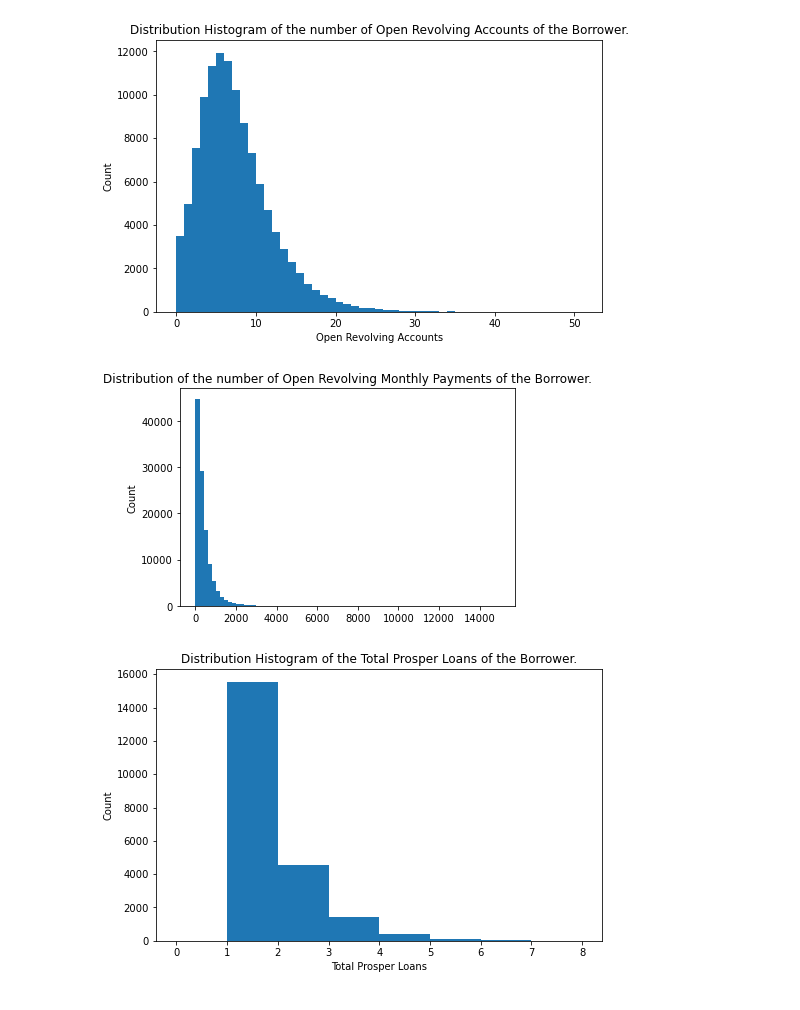
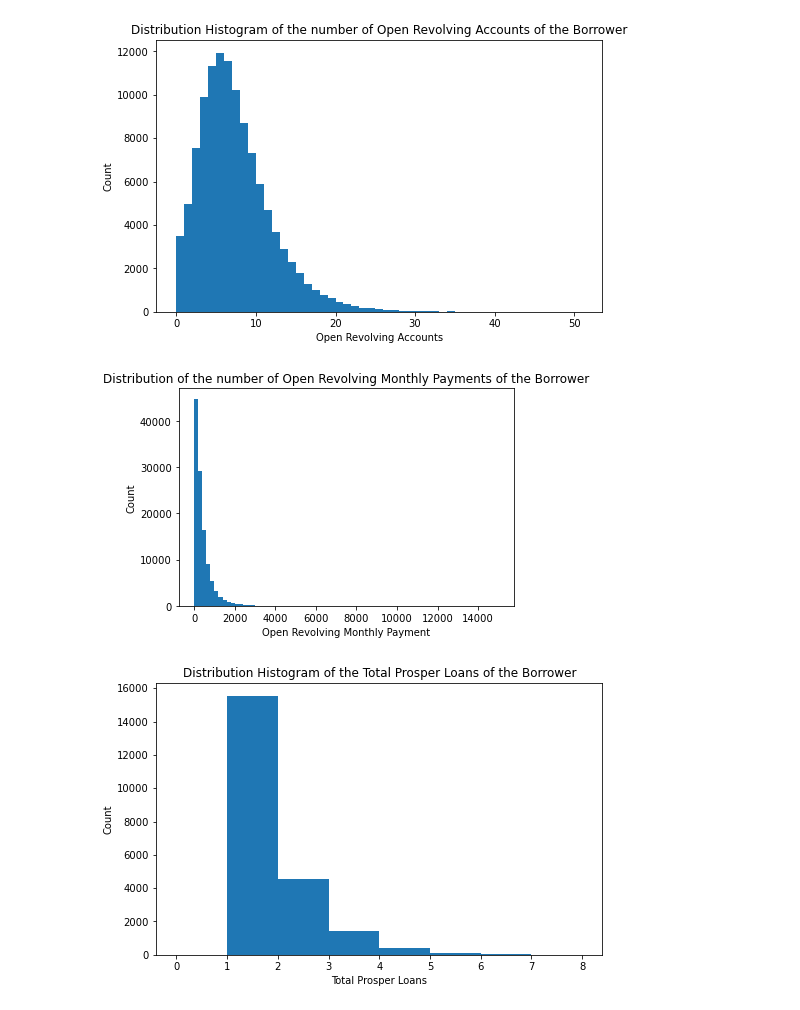
Before and after one commit to nakatsinho/Dataset-Communicate, a Jupyter notebook: Part_I_exploration_template.ipynb, the cells around one changed output. Drawn from its saved outputs; the diff is of its cells as text; code cells hidden in the pictures.

```diff
--- a/Part_I_exploration_template.ipynb
+++ b/Part_I_exploration_template.ipynb
@@ -363,12 +358,12 @@ plt.xlabel('Open Revolving Accounts');
 # %%
 binsize = 200
 bins = np.arange(0, acquired_values['OpenRevolvingMonthlyPayment'].max()+binsize, binsize)
 
 plt.hist(data = acquired_values, x = "OpenRevolvingMonthlyPayment", bins = bins);
-plt.title('Distribution of the number of Open Revolving Monthly Payments of the Borrower.');
-plt.ylabel('Count');
+
+params('Open Revolving Monthly Payment', 'Count','Distribution of the number of Open Revolving Monthly Payments of the Borrower');
 # %% [output]
-[figure, old version]
+[figure, new version]
 # %%
 binsize = 1
 bins = np.arange(0, acquired_values['TotalProsperLoans'].max()+binsize, binsize)
```
Also changed, not shown: parts of 32 cells of this notebook.
